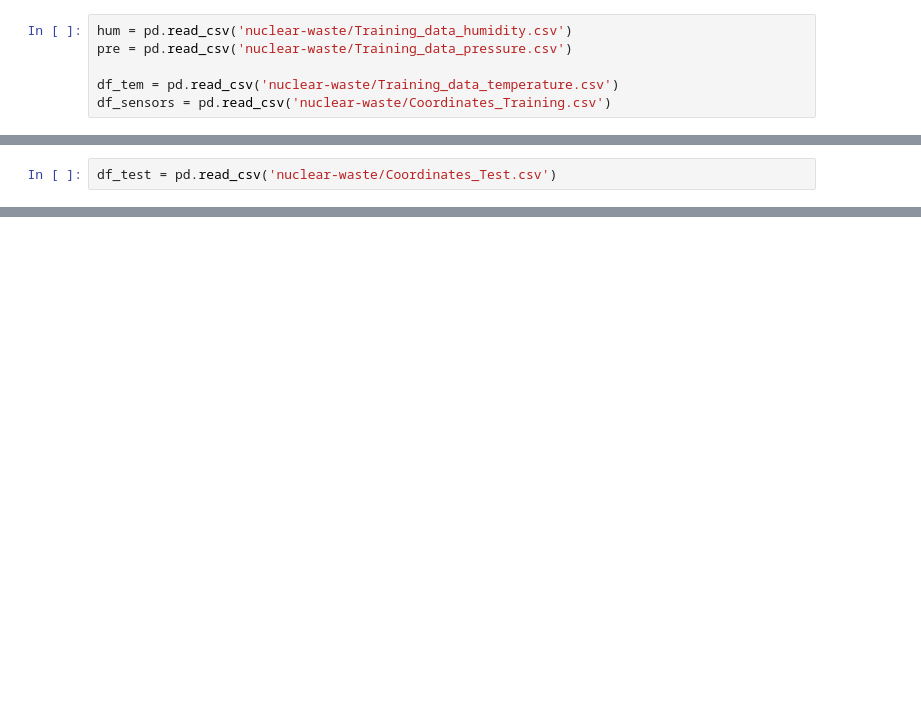
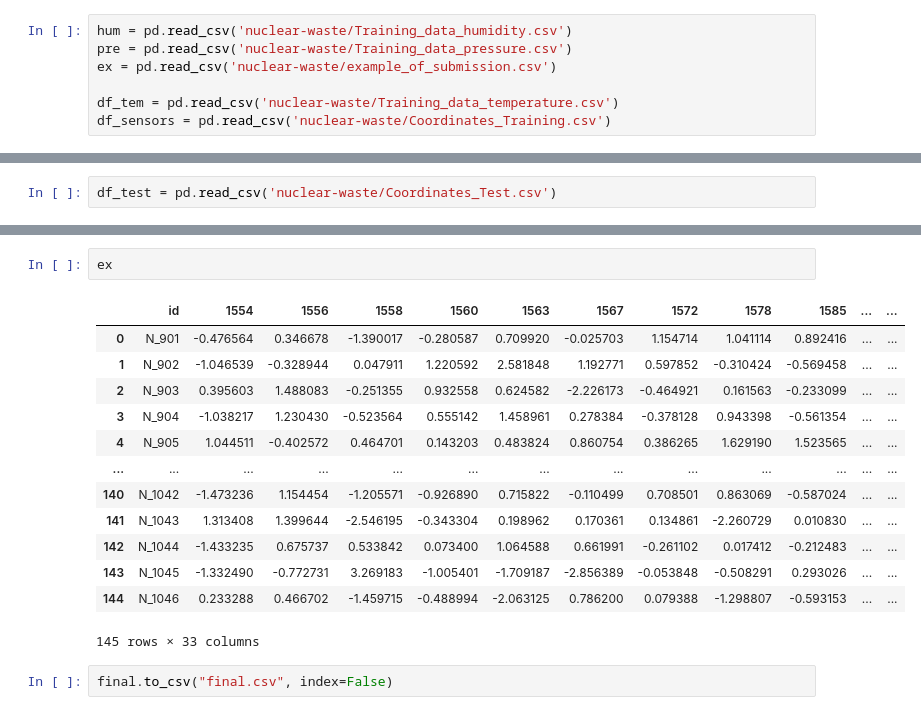
Before and after one commit to NicolasKunzli/ProjectML, a Jupyter notebook: train.ipynb, the cells around one changed output, grey strips where cells are left out. Saved outputs shown, nothing was run; the diff lists cells and outputs as text; blank space fills up the shorter version.

```diff
--- a/train.ipynb
+++ b/train.ipynb
@@ -30,6 +30,7 @@ Data
 # %%
 hum = pd.read_csv('nuclear-waste/Training_data_humidity.csv')
 pre = pd.read_csv('nuclear-waste/Training_data_pressure.csv')
+ex = pd.read_csv('nuclear-waste/example_of_submission.csv')
 
 df_tem = pd.read_csv('nuclear-waste/Training_data_temperature.csv')
 df_sensors = pd.read_csv('nuclear-waste/Coordinates_Training.csv')
@@ -309,0 +381,18 @@ y_pred_t = xgbm.predict(X_test)
+# %%
+ex
+# %% [output]
+|  | id | 1554 | 1556 | 1558 | 1560 | 1563 | 1567 | 1572 | 1578 | 1585 | ... | ... |
+| 0 | N_901 | -0.476564 | 0.346678 | -1.390017 | -0.280587 | 0.709920 | -0.025703 | 1.154714 | 1.041114 | 0.892416 | ... | ... |
+| 1 | N_902 | -1.046539 | -0.328944 | 0.047911 | 1.220592 | 2.581848 | 1.192771 | 0.597852 | -0.310424 | -0.569458 | ... | ... |
+| 2 | N_903 | 0.395603 | 1.488083 | -0.251355 | 0.932558 | 0.624582 | -2.226173 | -0.464921 | 0.161563 | -0.233099 | ... | ... |
+| 3 | N_904 | -1.038217 | 1.230430 | -0.523564 | 0.555142 | 1.458961 | 0.278384 | -0.378128 | 0.943398 | -0.561354 | ... | ... |
+| 4 | N_905 | 1.044511 | -0.402572 | 0.464701 | 0.143203 | 0.483824 | 0.860754 | 0.386265 | 1.629190 | 1.523565 | ... | ... |
+| ... | ... | ... | ... | ... | ... | ... | ... | ... | ... | ... | ... | ... |
+| 140 | N_1042 | -1.473236 | 1.154454 | -1.205571 | -0.926890 | 0.715822 | -0.110499 | 0.708501 | 0.863069 | -0.587024 | ... | ... |
+| 141 | N_1043 | 1.313408 | 1.399644 | -2.546195 | -0.343304 | 0.198962 | 0.170361 | 0.134861 | -2.260729 | 0.010830 | ... | ... |
+| 142 | N_1044 | -1.433235 | 0.675737 | 0.533842 | 0.073400 | 1.064588 | 0.661991 | -0.261102 | 0.017412 | -0.212483 | ... | ... |
+| 143 | N_1045 | -1.332490 | -0.772731 | 3.269183 | -1.005401 | -1.709187 | -2.856389 | -0.053848 | -0.508291 | 0.293026 | ... | ... |
+| 144 | N_1046 | 0.233288 | 0.466702 | -1.459715 | -0.488994 | -2.063125 | 0.786200 | 0.079388 | -1.298807 | -0.593153 | ... | ... |
+145 rows × 33 columns
+# %%
+final.to_csv("final.csv", index=False)
```
Also changed, not shown: parts of 12 cells of this notebook.
